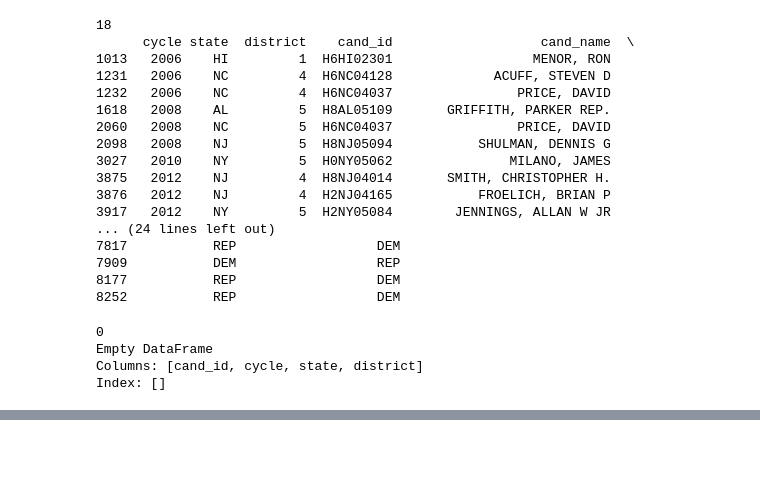
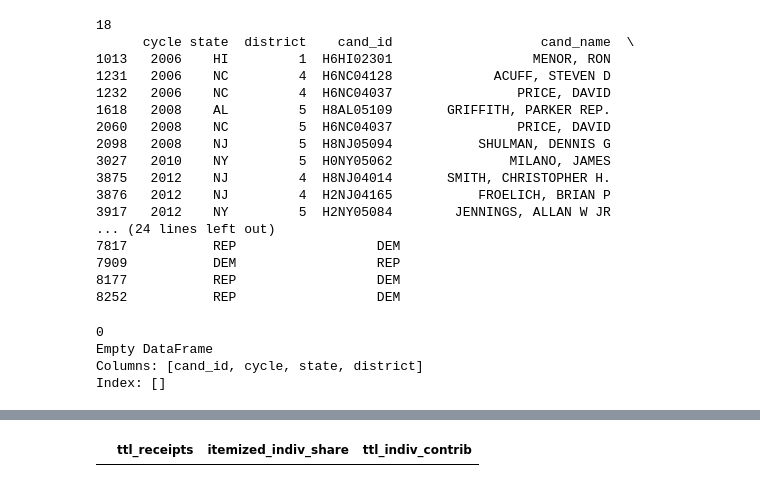
Before and after one commit to neophyte577/fec-electoral-etl-pipeline, a Jupyter notebook: house/workings/house_prep.ipynb, the cells around one changed output, grey strips where cells are left out. Cells and saved outputs as stored; diff of their text form; code cells hidden in the pictures; blank space fills up the shorter version.

```diff
--- a/house/workings/house_prep.ipynb
+++ b/house/workings/house_prep.ipynb
@@ -370,0 +547,4 @@ Index: []
+# %%
+df_model[df_model['itemized_indiv_share']>1][['ttl_receipts','itemized_indiv_share','ttl_indiv_contrib' ]]
+# %% [output]
+|  | ttl_receipts | itemized_indiv_share | ttl_indiv_contrib |
```
Also changed, not shown: parts of 28 cells of this notebook, 12 other files.
